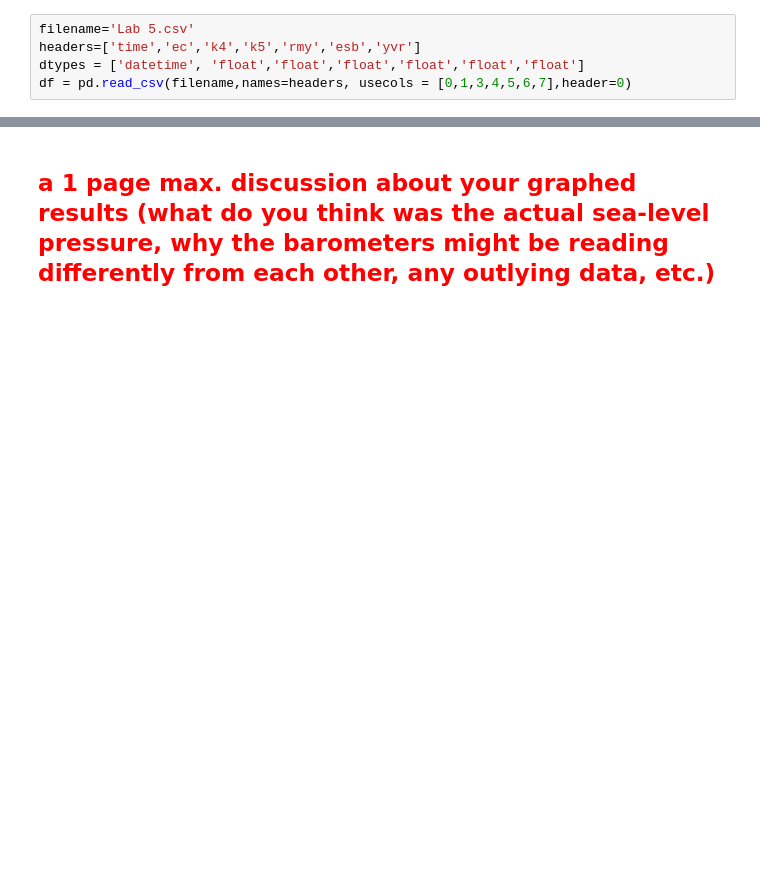
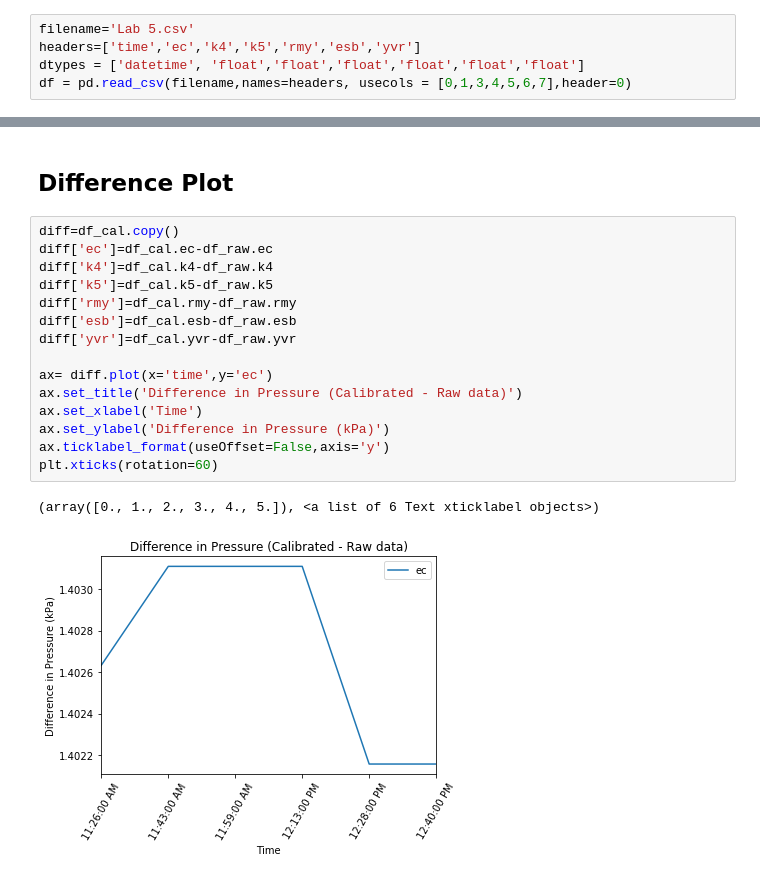
Before and after one commit to Pearl-Ayem/a303_course_work, a Jupyter notebook: Lab 5/Barometry .ipynb, the cells around one changed output, grey strips where cells are left out. Saved outputs shown, nothing was run; the diff lists cells and outputs as text; blank space fills up the shorter version.

```diff
--- a/Lab 5/Barometry .ipynb
+++ b/Lab 5/Barometry .ipynb
@@ -136,2 +86,20 @@ $ saturated\;mixing\;ratio(e_s)=0.6113\;kPa*exp[\frac{2.5e6\;Jkg^-1}{461\;Jkg^-1
-# %% [markdown]
-## <font color = red> a	1	page	max.	discussion	about	your	graphed	results	(what	do	you	think	was	the	actual	sea-level	pressure,	why	the	barometers	might	be	reading	differently from	each	other,	any	outlying	data,	etc.)</font>
+# %% [markdown]
+## Difference Plot
+# %%
+diff=df_cal.copy()
+diff['ec']=df_cal.ec-df_raw.ec
+diff['k4']=df_cal.k4-df_raw.k4
+diff['k5']=df_cal.k5-df_raw.k5
+diff['rmy']=df_cal.rmy-df_raw.rmy
+diff['esb']=df_cal.esb-df_raw.esb
+diff['yvr']=df_cal.yvr-df_raw.yvr
+
+ax= diff.plot(x='time',y='ec')
+ax.set_title('Difference in Pressure (Calibrated - Raw data)')
+ax.set_xlabel('Time')
+ax.set_ylabel('Difference in Pressure (kPa)')
+ax.ticklabel_format(useOffset=False,axis='y')
+plt.xticks(rotation=60)
+# %% [output]
+(array([0., 1., 2., 3., 4., 5.]), <a list of 6 Text xticklabel objects>)
+[figure, added]
```
Also changed, not shown: parts of 22 cells of this notebook, 4 other files.
